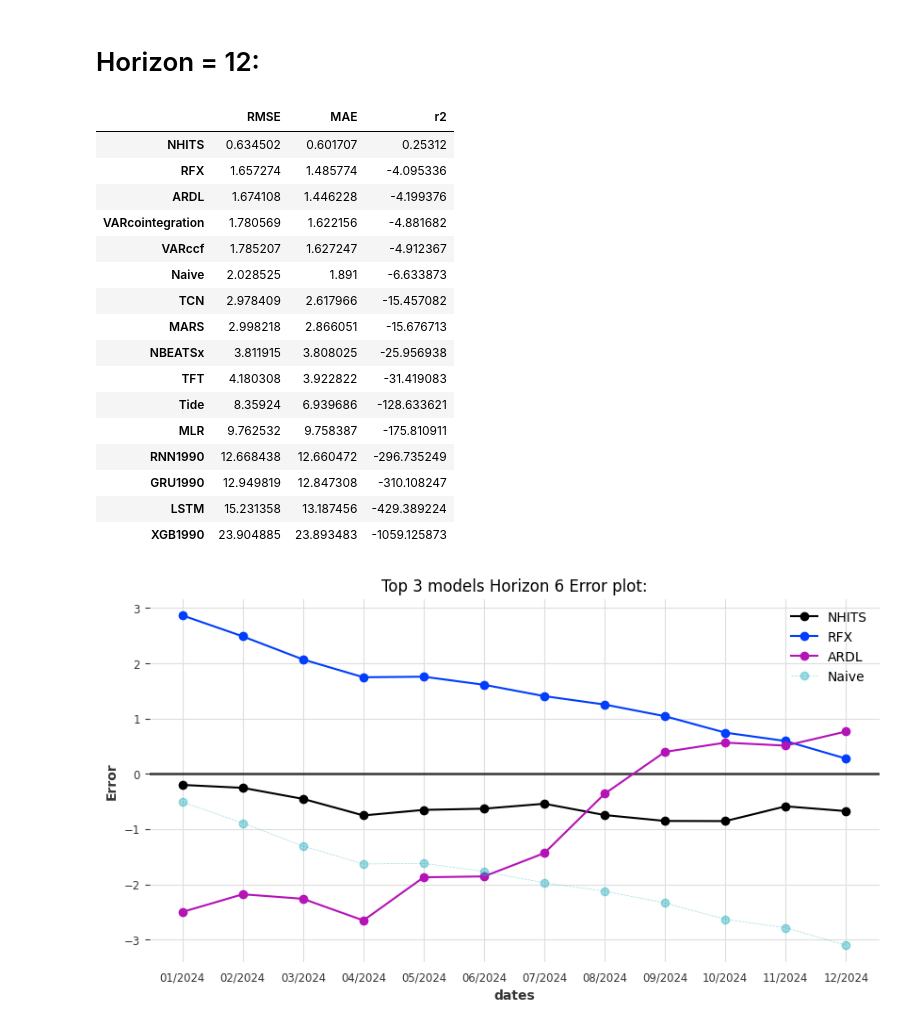
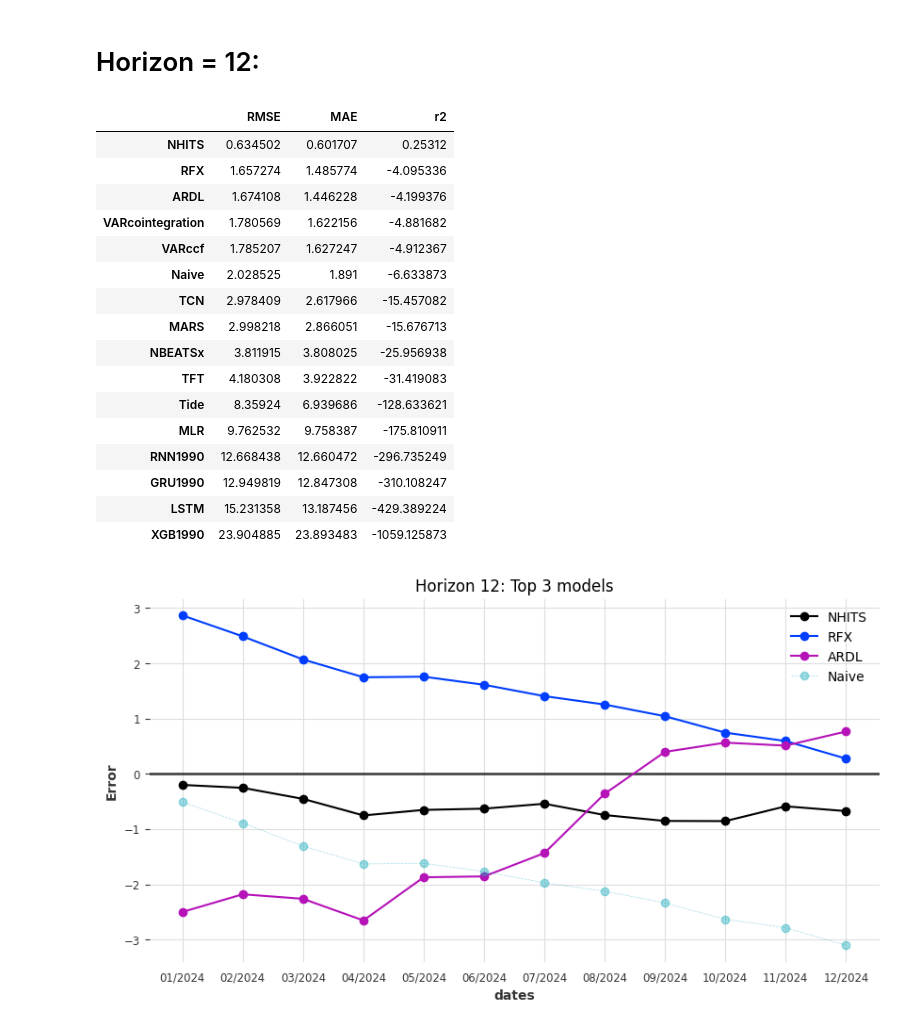
Before and after one commit to sc20geb/COMP5530M-Group-Project-Inflation-Forecasting, a Jupyter notebook: Evaluation/evaluation.ipynb, the cells around one changed output. Cells and saved outputs as stored; diff of their text form; code cells hidden in the pictures.

```diff
--- a/Evaluation/evaluation.ipynb
+++ b/Evaluation/evaluation.ipynb
@@ -156,32 +158,32 @@ for i in metrics_6.columns:
 # %%
 predsPath_12= Path('../Predictions/Horizon12')
 predsDf_12=get_predictions(predsPath_12)
 
 metrics_12= calc_metrics(predsDf_12).sort_values(main_metric, axis=0)
 display(metrics_12)
 
 # error_plot(predsDf_12,model='all',absolute=False, title= 'Horizon 12 Error plot:')
-error_plot(predsDf_12,model=list(metrics_12.index.drop('Naive')[:3])+ ['Naive'],absolute=False, title= 'Top 3 models Horizon 6 Error plot:')
+error_plot(predsDf_12,model=list(metrics_12.index.drop('Naive')[:3])+ ['Naive'],absolute=False, title= 'Horizon 12: Top 3 models')
 
 for i in metrics_12.columns:
     plot_metric(metrics_12,i, title='Horizon 12:')
 # %% [output]
 |  | RMSE | MAE | r2 |
 | NHITS | 0.634502 | 0.601707 | 0.25312 |
 | RFX | 1.657274 | 1.485774 | -4.095336 |
 | ARDL | 1.674108 | 1.446228 | -4.199376 |
 | VARcointegration | 1.780569 | 1.622156 | -4.881682 |
 | VARccf | 1.785207 | 1.627247 | -4.912367 |
 | Naive | 2.028525 | 1.891 | -6.633873 |
 | TCN | 2.978409 | 2.617966 | -15.457082 |
 | MARS | 2.998218 | 2.866051 | -15.676713 |
 | NBEATSx | 3.811915 | 3.808025 | -25.956938 |
 | TFT | 4.180308 | 3.922822 | -31.419083 |
 | Tide | 8.35924 | 6.939686 | -128.633621 |
 | MLR | 9.762532 | 9.758387 | -175.810911 |
 | RNN1990 | 12.668438 | 12.660472 | -296.735249 |
 | GRU1990 | 12.949819 | 12.847308 | -310.108247 |
 | LSTM | 15.231358 | 13.187456 | -429.389224 |
 | XGB1990 | 23.904885 | 23.893483 | -1059.125873 |
-[figure, old version]
+[figure, new version]
 [figure]
```
Also changed, not shown: parts of 6 cells of this notebook, 1 other file.
